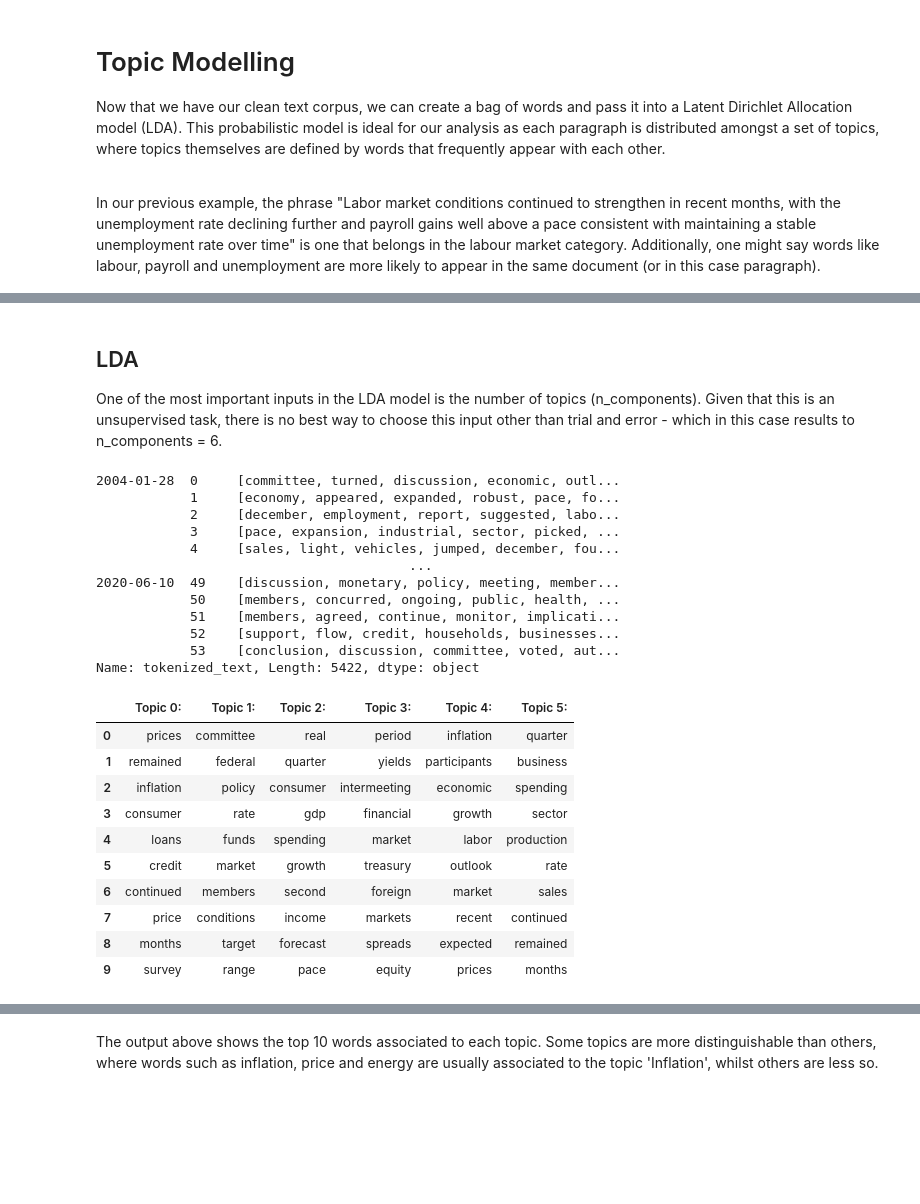
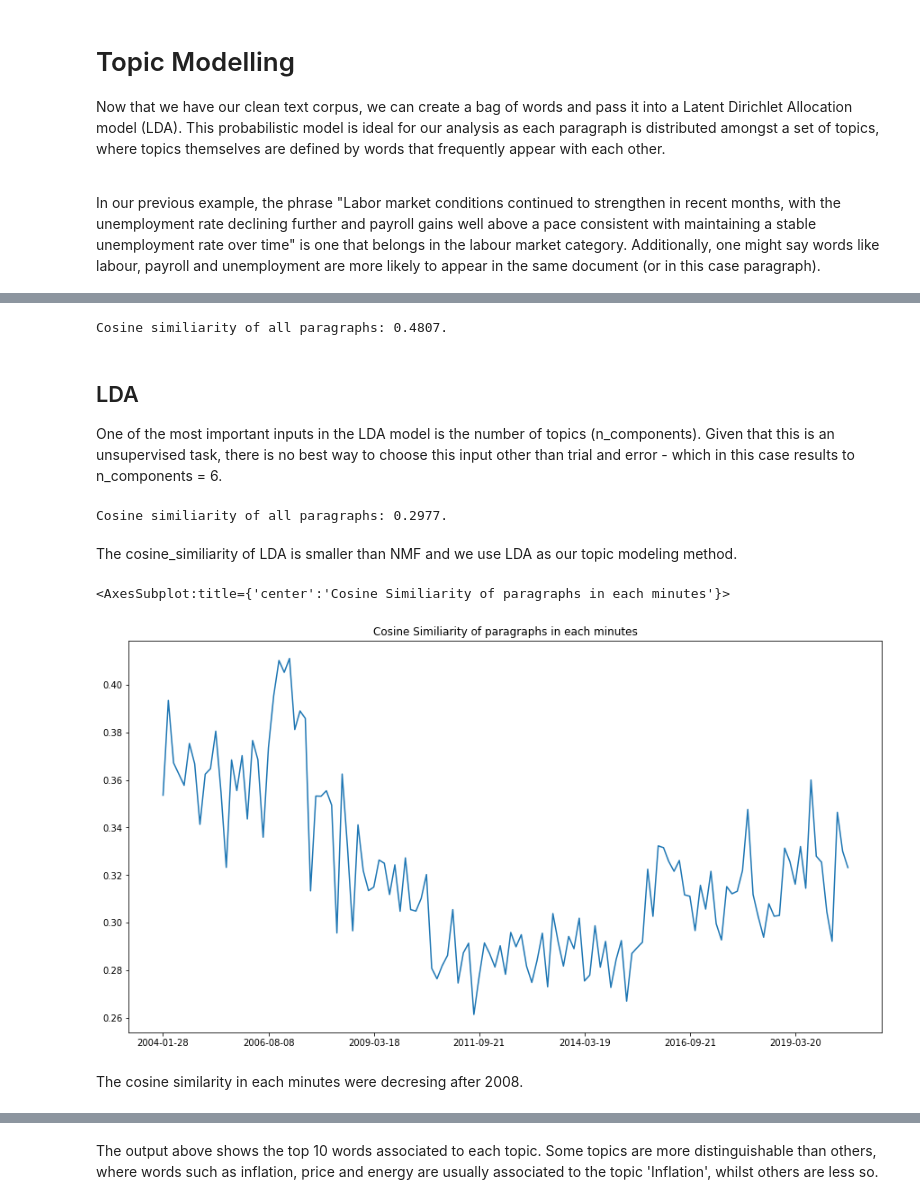
Before and after one commit to aaroncgw31/fednlp, a Jupyter notebook: fednlp.ipynb, the cells around one changed output, grey strips where cells are left out. Saved outputs shown, nothing was run; the diff lists cells and outputs as text; code cells hidden in the pictures; blank space fills up the shorter version.

Commit message:
add cosine similarity

```diff
--- a/fednlp.ipynb
+++ b/fednlp.ipynb
@@ -317,22 +305,17 @@ Name: tokenized_text, Length: 5422, dtype: object
+# %%
+tfidf = TfidfVectorizer(tokenizer = lambda x: x, lowercase = False)
+tfidf_fitted = tfidf.fit_transform(list(tokenized_text))
+
+nmf = NMF(n_components = num_topics, random_state=7).fit(tfidf_fitted)
+nmf_t = nmf.transform(tfidf_fitted)
+
+print("Cosine similiarity of all paragraphs: %.4f." % cosine_similarity(nmf_t).mean(axis=1).mean())
+# %% [output]
+Cosine similiarity of all paragraphs: 0.4807.
 # %% [markdown]
 ## <a name="lda"></a>LDA
 
 One of the most important inputs in the LDA model is the number of topics (n_components). Given that this is an unsupervised task, there is no best way to choose this input other than trial and error - which in this case results to n_components = 6.
-# %%
-tokenized_text
-# %% [output]
-2004-01-28  0     [committee, turned, discussion, economic, outl...
-            1     [economy, appeared, expanded, robust, pace, fo...
-            2     [december, employment, report, suggested, labo...
-            3     [pace, expansion, industrial, sector, picked, ...
-            4     [sales, light, vehicles, jumped, december, fou...
-                                        ...
-2020-06-10  49    [discussion, monetary, policy, meeting, member...
-            50    [members, concurred, ongoing, public, health, ...
-            51    [members, agreed, continue, monitor, implicati...
-            52    [support, flow, credit, households, businesses...
-            53    [conclusion, discussion, committee, voted, aut...
-Name: tokenized_text, Length: 5422, dtype: object
 # %%
 count_vecs = CountVectorizer(tokenizer = lambda x: x, lowercase = False)
 count_vecs_fitted = count_vecs.fit_transform(list(tokenized_text))
@@ -340,19 +323,20 @@ count_vecs_fitted = count_vecs.fit_transform(list(tokenized_text))
 lda = LatentDirichletAllocation(n_components = num_topics, random_state=7).fit(count_vecs_fitted)
 lda_t = lda.transform(count_vecs_fitted)
 
-df_paragraphs['topic_weights'] = list(lda_t)
-
-lda_topic_top_words = summarize_topics(lda,count_vecs.get_feature_names(),10)
-lda_topic_top_words
+print("Cosine similiarity of all paragraphs: %.4f." % cosine_similarity(lda_t).mean(axis=1).mean())
 # %% [output]
-|  | Topic 0: | Topic 1: | Topic 2: | Topic 3: | Topic 4: | Topic 5: |
-| 0 | prices | committee | real | period | inflation | quarter |
-| 1 | remained | federal | quarter | yields | participants | business |
-| 2 | inflation | policy | consumer | intermeeting | economic | spending |
-| 3 | consumer | rate | gdp | financial | growth | sector |
-| 4 | loans | funds | spending | market | labor | production |
-| 5 | credit | market | growth | treasury | outlook | rate |
-| 6 | continued | members | second | foreign | market | sales |
-| 7 | price | conditions | income | markets | recent | continued |
-| 8 | months | target | forecast | spreads | expected | remained |
-| 9 | survey | range | pace | equity | prices | months |
+Cosine similiarity of all paragraphs: 0.2977.
+# %% [markdown]
+The cosine_similiarity of LDA is smaller than NMF and we use LDA as our topic modeling method.
+# %%
+df_paragraphs['topic_weights'] = list(lda_t)
+
+df_lda_vecs_doc = df_paragraphs['topic_weights'].groupby(level=0).apply(np.array)
+df_lda_vecs_doc = df_lda_vecs_doc.apply(lambda x: cosine_similarity(np.vstack(x)).mean(axis=1).mean())
+df_lda_vecs_doc.index = [str(ts)[:10] for ts in list(df_lda_vecs_doc.index)]
+df_lda_vecs_doc.plot(figsize=(15,8), title="Cosine Similiarity of paragraphs in each minutes")
+# %% [output]
+<AxesSubplot:title={'center':'Cosine Similiarity of paragraphs in each minutes'}>
+[figure, added]
+# %% [markdown]
+The cosine similarity in each minutes were decresing after 2008.
```
Also changed, not shown: parts of 4 cells of this notebook, 2 other files.
